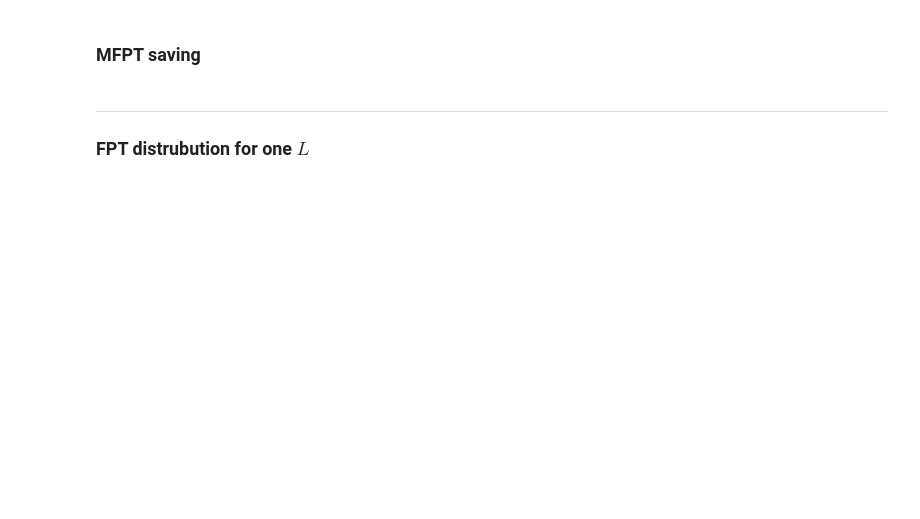
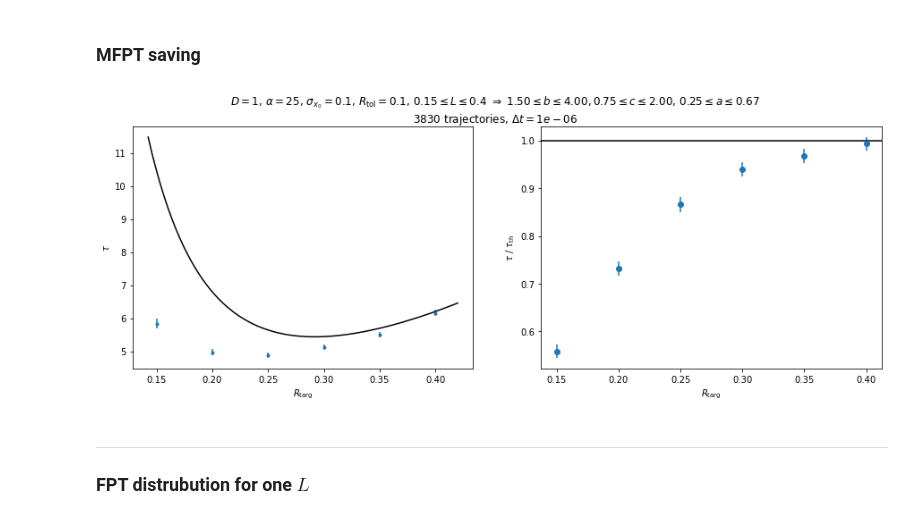
Before and after one commit to xif-fr/BrownianMotion, a Jupyter notebook: langevin-mfpt/langevin-ft-automated.ipynb, the cells around one changed output. Drawn from its saved outputs; the diff is of its cells as text; code cells hidden in the pictures; blank space fills up the shorter version.

Commit message:
mfpt 2d poisson x0var fails

```diff
--- a/langevin-mfpt/langevin-ft-automated.ipynb
+++ b/langevin-mfpt/langevin-ft-automated.ipynb
@@ -26,15 +23,16 @@ simul = pysimul.PySimul()
 simul['T'] = T = 1
 simul['gamma'] = gamma = 1
 D = T / gamma
+#simul['D'] = D = 1  # for langevin-survival-simplified-2d.cpp
 part_m = 0
 #simul['part_m'] = part_m = 0.1
 reset_type = 'poisson'
-simul['reset_rate'] = α = 5
+simul['reset_rate'] = α = 25
 #simul['reset_period'] = rT = 0.002
-simul['x0sigma'] = σ = 0
+simul['x0sigma'] = σ = 0.1
 simul['2D-Rtol'] = Rtol = 0.1
 target_2D = True
-path = "data-2d-poisson-fix/"
+path = "data-2d-poisson-x0var/"
 # %%
 if reset_type == 'none':
     th_fpt_distrib = None # TODO
@@ -68,6 +66,7 @@ i_beg = 0
 Res = pd.DataFrame()
 simul.explicit_lock()
 first_times_xtarg = simul['first_times_xtarg']
+Δt = simul['Delta_t']
 for i in range(len(first_times_xtarg)):
     x_targ = first_times_xtarg[i]
     if target_2D and x_targ < Rtol*1.001:
@@ -82,14 +81,12 @@ for i in range(len(first_times_xtarg)):
         'part_m': part_m,
         'x0sigma': σ,
         'L': x_targ,
-        'L_err': simul['xtarg_tol'],
         'b': x_targ/σ,
         'c': th_c(x_targ),
-        'c_err': th_c(simul['xtarg_tol']),
         'mfpt': np.mean(first_times),
         'fpt_stdev': np.std(first_times),
         'n_traj': len(first_times),
-        'Delta_t': simul['Delta_t']
+        'Delta_t': Δt
     }
     if reset_type == 'none':
         pass
@@ -100,7 +97,9 @@ for i in range(len(first_times_xtarg)):
     if target_2D:
         d['Rtol'] = Rtol
         d['a'] = Rtol / x_targ
-        d['a_err'] = simul['xtarg_tol']/x_targ * Rtol / x_targ
+    else:
+        d['L_err'] = simul['xtarg_tol']
+        d['c_err'] = th_c(simul['xtarg_tol'])
     df = pd.DataFrame(list(d.items())).set_index(0)
     df.to_csv(path2+"-params.csv", header=False, quoting=csv.QUOTE_NONE, sep=',')
     Res = Res.append(df.T, ignore_index=True, sort=False)
@@ -108,34 +107,44 @@ simul.explicit_unlock()
 # %%
 Res['tau'] = 4*Res['D']*Res['mfpt']/Res['L']**2
 Res['tau_err'] = 4*Res['D']*(Res['fpt_stdev']/np.sqrt(Res['n_traj']))/Res['L']**2
 
 fig, (ax1, ax2) = plt.subplots(1,2,figsize=(15,5))
 L = np.linspace(np.min(Res['L'])*0.95, np.max(Res['L'])*1.05, 80)
 b = L/σ
 if tau_th_cache is not None:
     ax1.plot(L, tau_th_cache, color='black')
 ax1.errorbar(Res['L'], Res['tau'], yerr=Res['tau_err'], fmt='.')
 ax1.set_ylabel(r"$\tau$")
-ax1.set_xlabel(r"$L$")
 if not target_2D:
     tau_th = th_tau(Res['b'],Res['c'])
 else:
     tau_th = th_tau_2d(Res['b'],Res['c'],Res['a'])
 ax2.errorbar(Res['L'], Res['tau']/tau_th, yerr=Res['tau_err']/tau_th, fmt='o')
 ax2.axhline(y=1, color='black')
 ax2.set_ylabel(r"$\tau\ /\ \tau_\operatorname{th}$")
-ax2.set_xlabel(r"$L$")
+add_params1 = add_params2 = ""
+if target_2D:
+    add_params1 = r", $R_\operatorname{{tol}}={}$".format(Rtol)
+    add_params2 = r", ${:.2f} \leq a \leq {:.2f}$".format(np.min(Res['a']), np.max(Res['a']))
+    xlabel = r"$R_\operatorname{targ}$"
+else:
+    xlabel = r"$L$"
+ax1.set_xlabel(xlabel)
+ax2.set_xlabel(xlabel)
 if reset_type == 'poisson':
-    fig.suptitle((r"$D={}$, $\alpha={}$, $\sigma_{{x_0}}={}$, ${} \leq L \leq {} \ \Rightarrow \  {:.2f} \leq c \leq {:.2f}$"+"\n{} trajectories").format(D, α, σ, np.min(Res['L']), np.max(Res['L']), np.min(Res['c']), np.max(Res['c']), int(Res['n_traj'].iloc[0])))
+    fig.suptitle(r"$D={}$, $\alpha={}$, $\sigma_{{x_0}}={}$".format(D, α, σ)+add_params1+(r", ${} \leq L \leq {} \ \Rightarrow \  {:.2f} \leq b \leq {:.2f}, {:.2f} \leq c \leq {:.2f}$"+add_params2+"\n{} trajectories, $\Delta t={}$").format(np.min(Res['L']), np.max(Res['L']), np.min(Res['b']), np.max(Res['b']), np.min(Res['c']), np.max(Res['c']), int(Res['n_traj'].iloc[0]), Δt))
 elif reset_type == 'per':
     fig.suptitle((r"$D={}$, $T_\operatorname{{res}}={}$, $\sigma_{{x_0}}={}$, ${} \leq L \leq {} \ \Rightarrow \  {:.2f} \leq c \leq {:.2f}$"+"\n{} trajectories").format(D, rT, σ, np.min(Res['L']), np.max(Res['L']), np.min(Res['c']), np.max(Res['c']), int(Res['n_traj'].iloc[0])))
 plt.savefig(path+str(i_beg)+"-summary.pdf", bbox_inches='tight')
 plt.show()
+tau_th_cache = None
 if tau_th_cache is None:
     if not target_2D:
         tau_th_cache = th_tau(b, c=th_c(L))
     else:
         tau_th_cache = th_tau_2d(b, c=th_c(L), a=Rtol/L)
+# %% [output]
+[figure, added]
 # %% [markdown]
 ---
 ### FPT distrubution for one $L$
```
Also changed, not shown: parts of 4 cells of this notebook, 1 other file.
